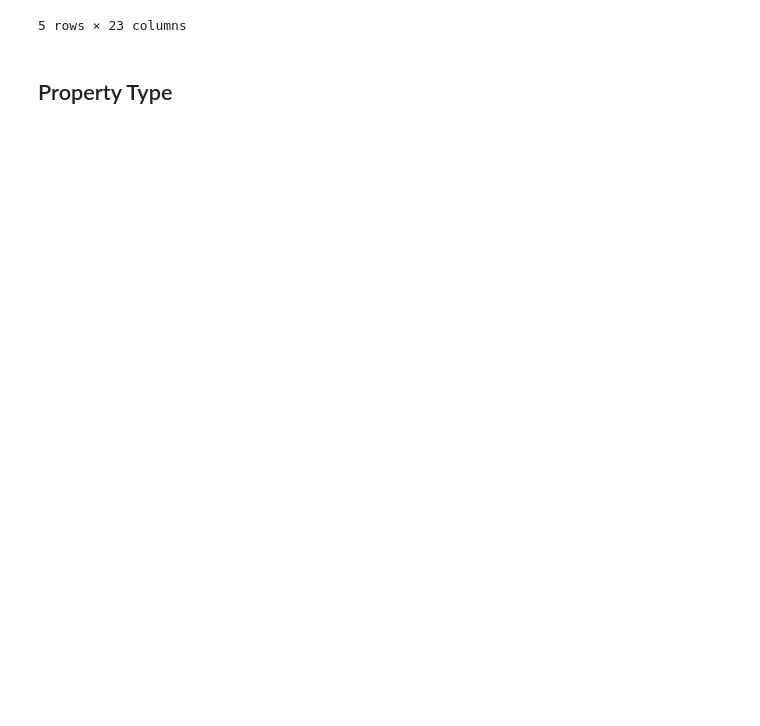
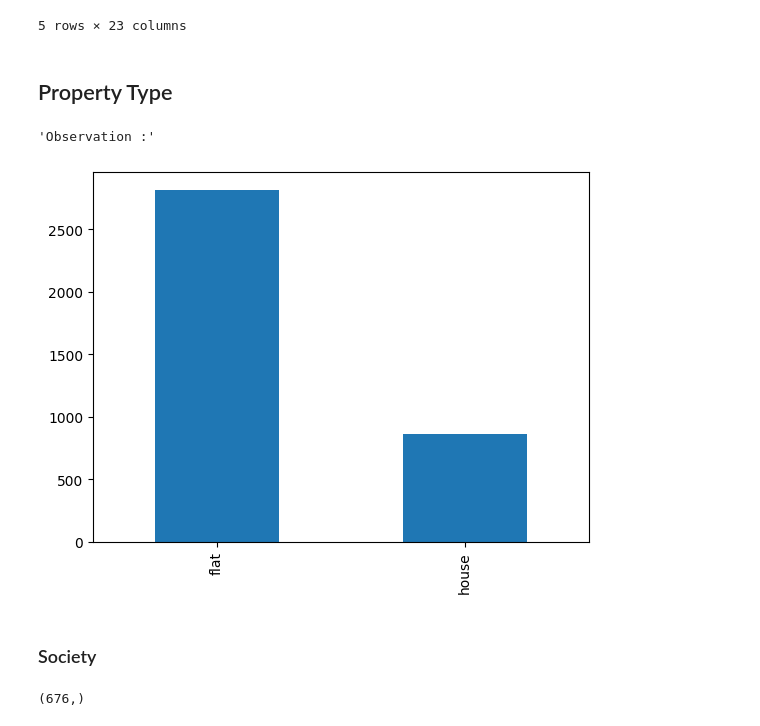
Before and after one commit to Shashan-k/Real-estate-Project, a Jupyter notebook: eda-univariate-analysis_6.ipynb, the cells around one changed output. Cells and saved outputs as stored; diff of their text form; code cells hidden in the pictures; blank space fills up the shorter version.

```diff
--- a/eda-univariate-analysis_6.ipynb
+++ b/eda-univariate-analysis_6.ipynb
@@ -57,3 +57,18 @@ df.head()
 5 rows × 23 columns
 # %% [markdown]
 ## Property Type
+# %%
+df['property_type'].value_counts().plot(kind = 'bar')
+
+"""Observation :
+> Majority are flats (75 %) and less number of houses (~25%)
+> """
+# %% [output]
+'Observation :'
+[figure, added]
+# %% [markdown]
+### Society
+# %%
+df['society'].value_counts().shape
+# %% [output]
+(676,)
```
Also changed, not shown: parts of 4 cells of this notebook.
